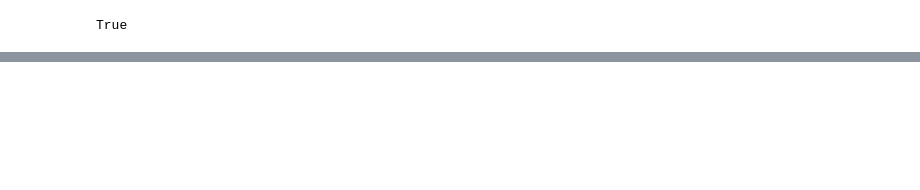
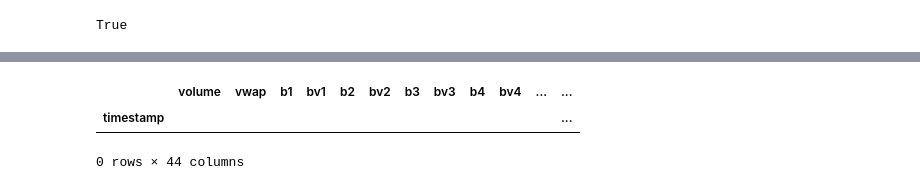
Before and after one commit to cryptoComChenXu/dex, a Jupyter notebook: dex_trade.ipynb, the cells around one changed output, grey strips where cells are left out. Cells and saved outputs as stored; diff of their text form; code cells hidden in the pictures; blank space fills up the shorter version.

```diff
--- a/dex_trade.ipynb
+++ b/dex_trade.ipynb
@@ -182,0 +359,7 @@ df.to_csv("ETHUSDC.UNS.arb.csv", index=True)
+# %%
+
+df_S.loc[df_S["potential_match"] > df_S["volume"].mul(df_S["vwap"])]
+# %% [output]
+|  | volume | vwap | b1 | bv1 | b2 | bv2 | b3 | bv3 | b4 | bv4 | ... | ... |
+| timestamp |  |  |  |  |  |  |  |  |  |  |  | ... |
+0 rows × 44 columns
```
Also changed, not shown: parts of 16 cells of this notebook.
